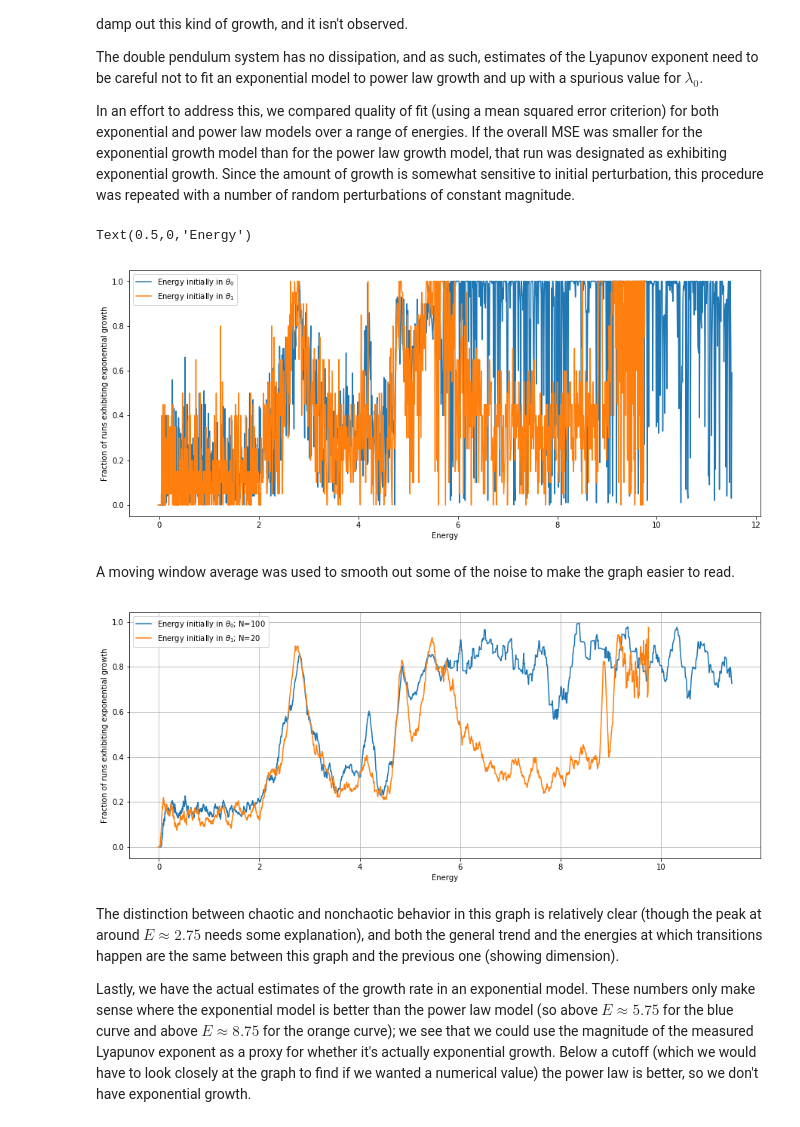
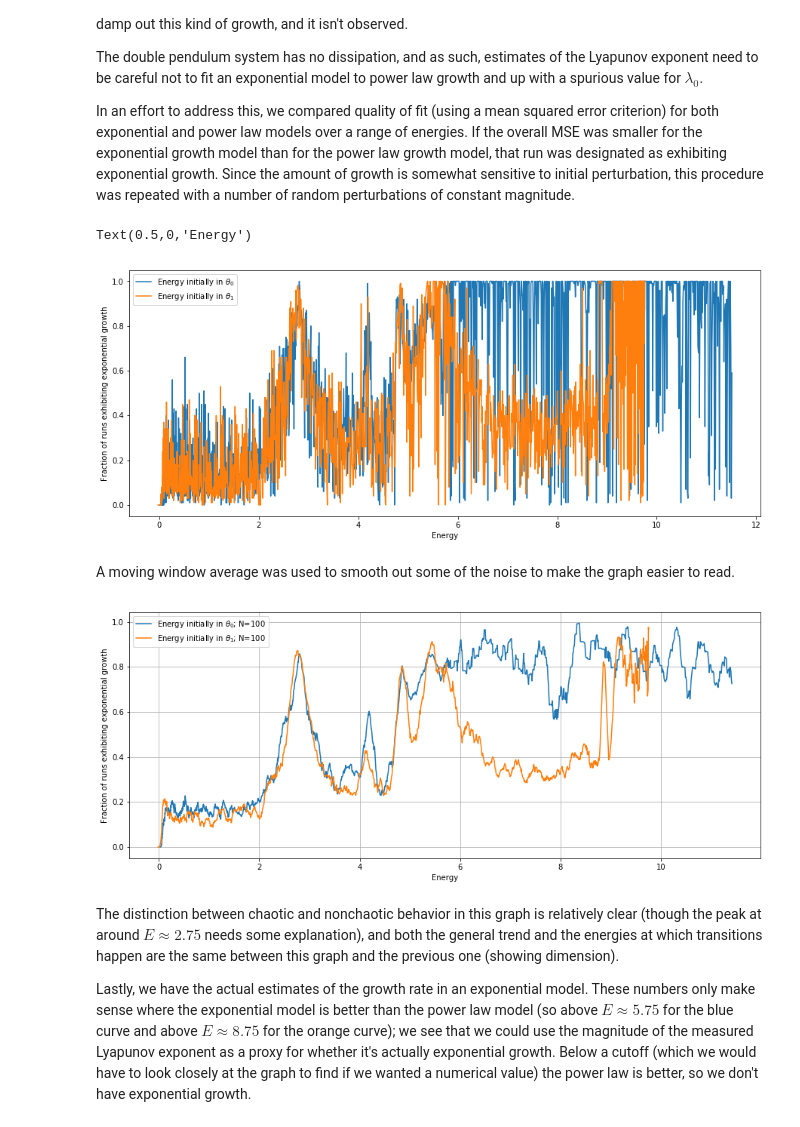
Before and after one commit to tachycline/multipendulum, a Jupyter notebook: Results.ipynb, the cells around one changed output. Drawn from its saved outputs; the diff is of its cells as text; code cells hidden in the pictures.

```diff
--- a/Results.ipynb
+++ b/Results.ipynb
@@ -10,7 +10,7 @@ import multipendulum as mp
 %matplotlib inline
 # %%
 theta0res = pd.read_pickle("theta0-1600-100-MB.pkl")
-theta1res = pd.read_pickle("theta1-1600-20-MB.pkl")
+theta1res = pd.read_pickle("theta1-1600-100-MB.pkl")
 # %% [markdown]
 ## Examining Transition to Chaos via dimension of the invariant manifold
 
@@ -47,16 +68,16 @@ In an effort to address this, we compared quality of fit (using a mean squared e
 # %%
 E0 = theta0res.energy.iloc[0]
 plt.plot(theta0res.energy-E0, theta0res.lins/100, color="C0", label=r"Energy initially in $\theta_0$")
-plt.plot(theta1res.energy-E0, theta1res.lins/20, color="C1", label=r"Energy initially in $\theta_1$")
+plt.plot(theta1res.energy-E0, theta1res.lins/100, color="C1", label=r"Energy initially in $\theta_1$")
 fig = plt.gcf()
 fig.set_figwidth(15)
 fig.set_figheight(6)
 plt.legend(loc="upper left", bbox_to_anchor=(0,1))
 plt.ylabel("Fraction of runs exhibiting exponential growth")
 plt.xlabel("Energy")
 # %% [output]
 Text(0.5,0,'Energy')
-[figure, old version]
+[figure, new version]
 # %% [markdown]
 A moving window average was used to smooth out some of the noise to make the graph easier to read.
 # %%
@@ -71,8 +92,8 @@ yvals = moving_average((theta0res.lins/100).values, 21)
 plt.plot(xvals[10:-10], yvals, color="C0", label=r"Energy initially in $\theta_0$; N=100")
 
 xvals = theta1res.energy-E0
-yvals = moving_average((theta1res.lins/20).values, 21)
-plt.plot(xvals[10:-10], yvals, color="C1", label=r"Energy initially in $\theta_1$; N=20")
+yvals = moving_average((theta1res.lins/100).values, 21)
+plt.plot(xvals[10:-10], yvals, color="C1", label=r"Energy initially in $\theta_1$; N=100")
 fig = plt.gcf()
 fig.set_figwidth(15)
 fig.set_figheight(6)
@@ -80,8 +101,11 @@ plt.legend(loc="upper left", bbox_to_anchor=(0,1))
 plt.ylabel("Fraction of runs exhibiting exponential growth")
 plt.xlabel("Energy")
 plt.grid()
+#ax = plt.gca()
+#energies = np.array([0, 2.8, 4.125, 5.05, 5.15, 5.74, 7.1, 8, 8.67, 9.5])
+#ax.vlines(energies, ymin=0, ymax=1, color="C2")
 # %% [output]
-[figure, old version]
+[figure, new version]
 # %% [markdown]
 The distinction between chaotic and nonchaotic behavior in this graph is relatively clear (though the peak at around $E\approx 2.75$ needs some explanation), and both the general trend and the energies at which transitions happen are the same between this graph and the previous one (showing dimension).
 
```
Also changed, not shown: parts of 15 cells of this notebook.
